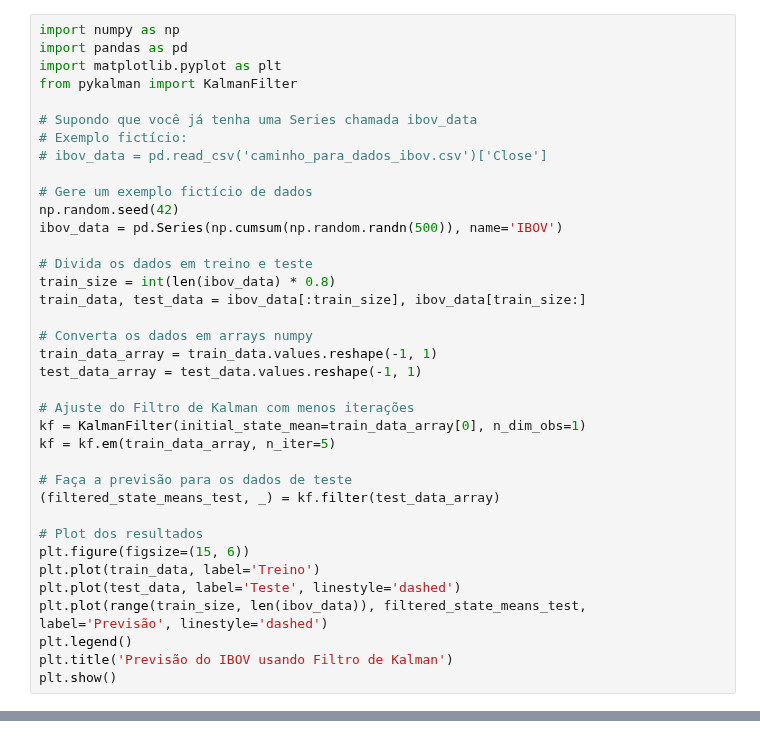
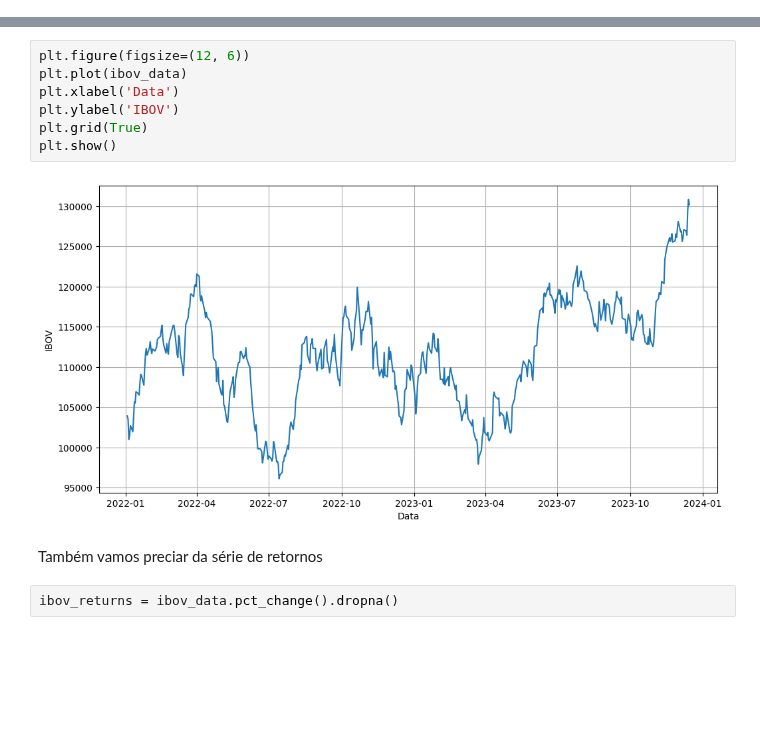
Before and after one commit to VicSanNun/GO-ARX_IBOV, a Jupyter notebook: main.ipynb, the cells around one changed output, grey strips where cells are left out. Saved outputs shown, nothing was run; the diff lists cells and outputs as text; blank space fills up the shorter version.

```diff
--- a/main.ipynb
+++ b/main.ipynb
@@ -375,37 +100,0 @@ plt.show()
-# %%
-import numpy as np
-import pandas as pd
-import matplotlib.pyplot as plt
-from pykalman import KalmanFilter
-
-# Supondo que você já tenha uma Series chamada ibov_data
-# Exemplo fictício:
-# ibov_data = pd.read_csv('caminho_para_dados_ibov.csv')['Close']
-
-# Gere um exemplo fictício de dados
-np.random.seed(42)
-ibov_data = pd.Series(np.cumsum(np.random.randn(500)), name='IBOV')
-
-# Divida os dados em treino e teste
-train_size = int(len(ibov_data) * 0.8)
-train_data, test_data = ibov_data[:train_size], ibov_data[train_size:]
-
-# Converta os dados em arrays numpy
-train_data_array = train_data.values.reshape(-1, 1)
-test_data_array = test_data.values.reshape(-1, 1)
-
-# Ajuste do Filtro de Kalman com menos iterações
-kf = KalmanFilter(initial_state_mean=train_data_array[0], n_dim_obs=1)
-kf = kf.em(train_data_array, n_iter=5)
-
-# Faça a previsão para os dados de teste
-(filtered_state_means_test, _) = kf.filter(test_data_array)
-
-# Plot dos resultados
-plt.figure(figsize=(15, 6))
-plt.plot(train_data, label='Treino')
-plt.plot(test_data, label='Teste', linestyle='dashed')
-plt.plot(range(train_size, len(ibov_data)), filtered_state_means_test, label='Previsão', linestyle='dashed')
-plt.legend()
-plt.title('Previsão do IBOV usando Filtro de Kalman')
-plt.show()
@@ -458,0 +101,13 @@ plt.show()
+# %%
+plt.figure(figsize=(12, 6))
+plt.plot(ibov_data)
+plt.xlabel('Data')
+plt.ylabel('IBOV')
+plt.grid(True)
+plt.show()
+# %% [output]
+[figure, added]
+# %% [markdown]
+Também vamos preciar da série de retornos
+# %%
+ibov_returns = ibov_data.pct_change().dropna()
```
Also changed, not shown: parts of 37 cells of this notebook.
